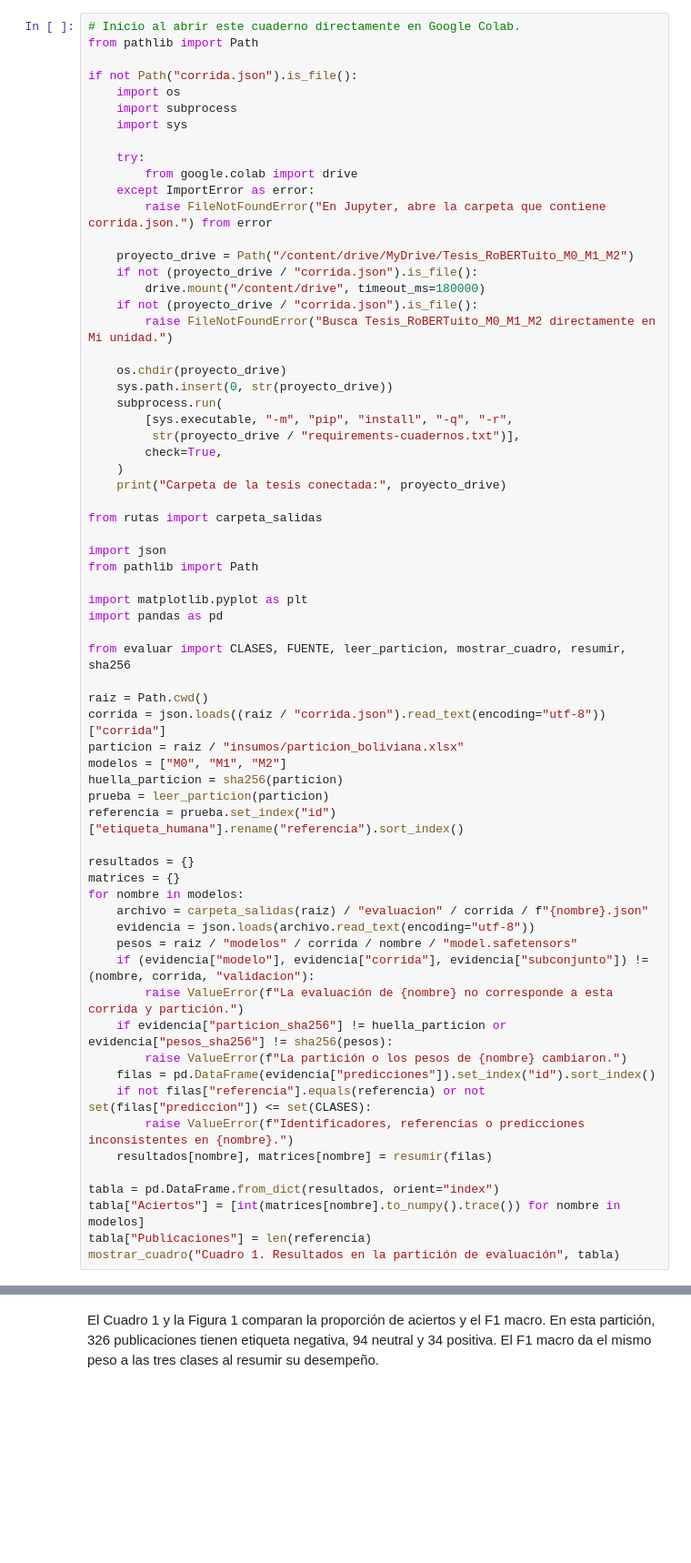
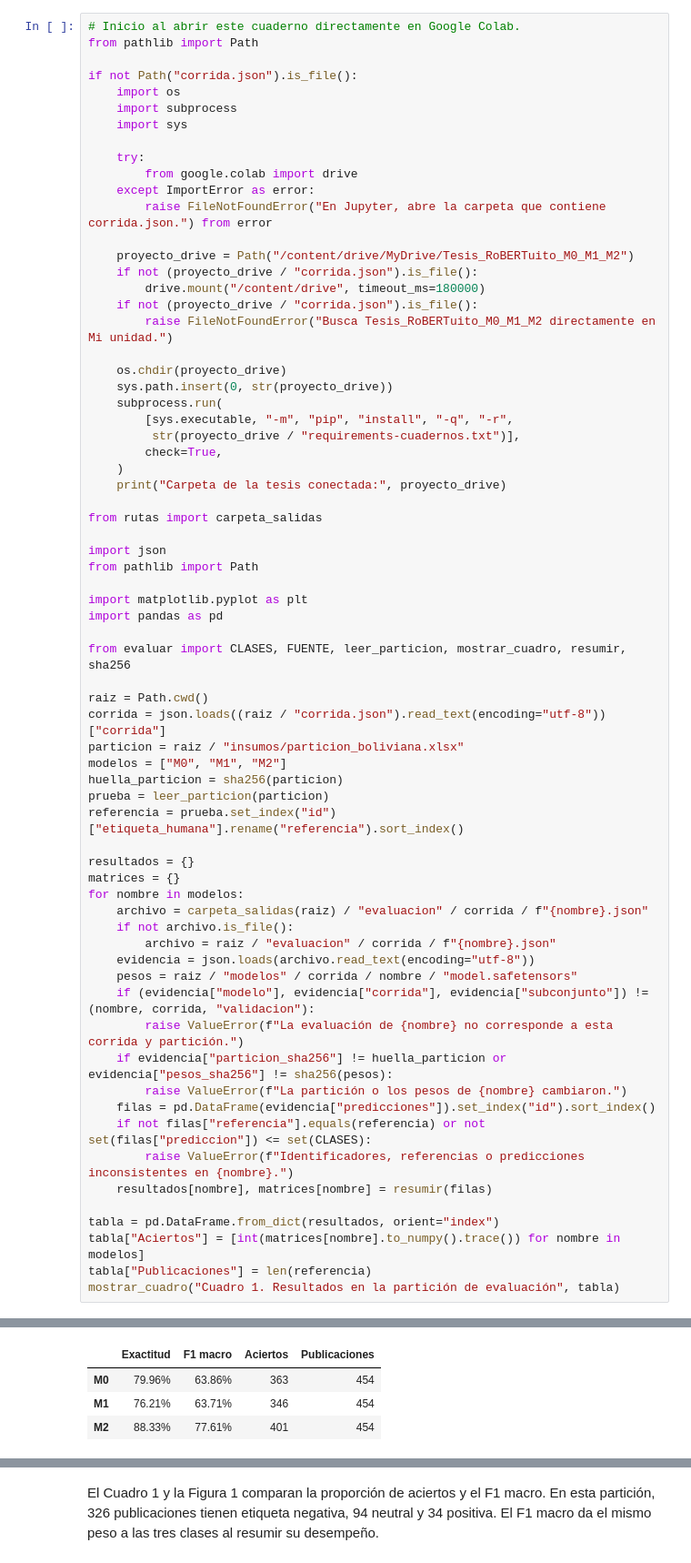
Before and after one commit to Rio7u7r/polaridad-textual-robertuito, a Jupyter notebook: 09_comparacion_modelos.ipynb, the cells around one changed output, grey strips where cells are left out. Shown at 91% size. Cells and saved outputs as stored; diff of their text form; blank space fills up the shorter version.

```diff
--- a/09_comparacion_modelos.ipynb
+++ b/09_comparacion_modelos.ipynb
@@ -62,6 +64,8 @@ resultados = {}
 matrices = {}
 for nombre in modelos:
     archivo = carpeta_salidas(raiz) / "evaluacion" / corrida / f"{nombre}.json"
+    if not archivo.is_file():
+        archivo = raiz / "evaluacion" / corrida / f"{nombre}.json"
     evidencia = json.loads(archivo.read_text(encoding="utf-8"))
     pesos = raiz / "modelos" / corrida / nombre / "model.safetensors"
     if (evidencia["modelo"], evidencia["corrida"], evidencia["subconjunto"]) != (nombre, corrida, "validacion"):
@@ -77,3 +81,4 @@ tabla = pd.DataFrame.from_dict(resultados, orient="index")
 tabla["Aciertos"] = [int(matrices[nombre].to_numpy().trace()) for nombre in modelos]
 tabla["Publicaciones"] = len(referencia)
 mostrar_cuadro("Cuadro 1. Resultados en la partición de evaluación", tabla)
+# %% [output]
@@ -79,0 +86,4 @@ mostrar_cuadro("Cuadro 1. Resultados en la partición de evaluación", tabla)
+|  | Exactitud | F1 macro | Aciertos | Publicaciones |
+| M0 | 79.96% | 63.86% | 363 | 454 |
+| M1 | 76.21% | 63.71% | 346 | 454 |
+| M2 | 88.33% | 77.61% | 401 | 454 |
```
Also changed, not shown: parts of 4 cells of this notebook, 23 other files.
